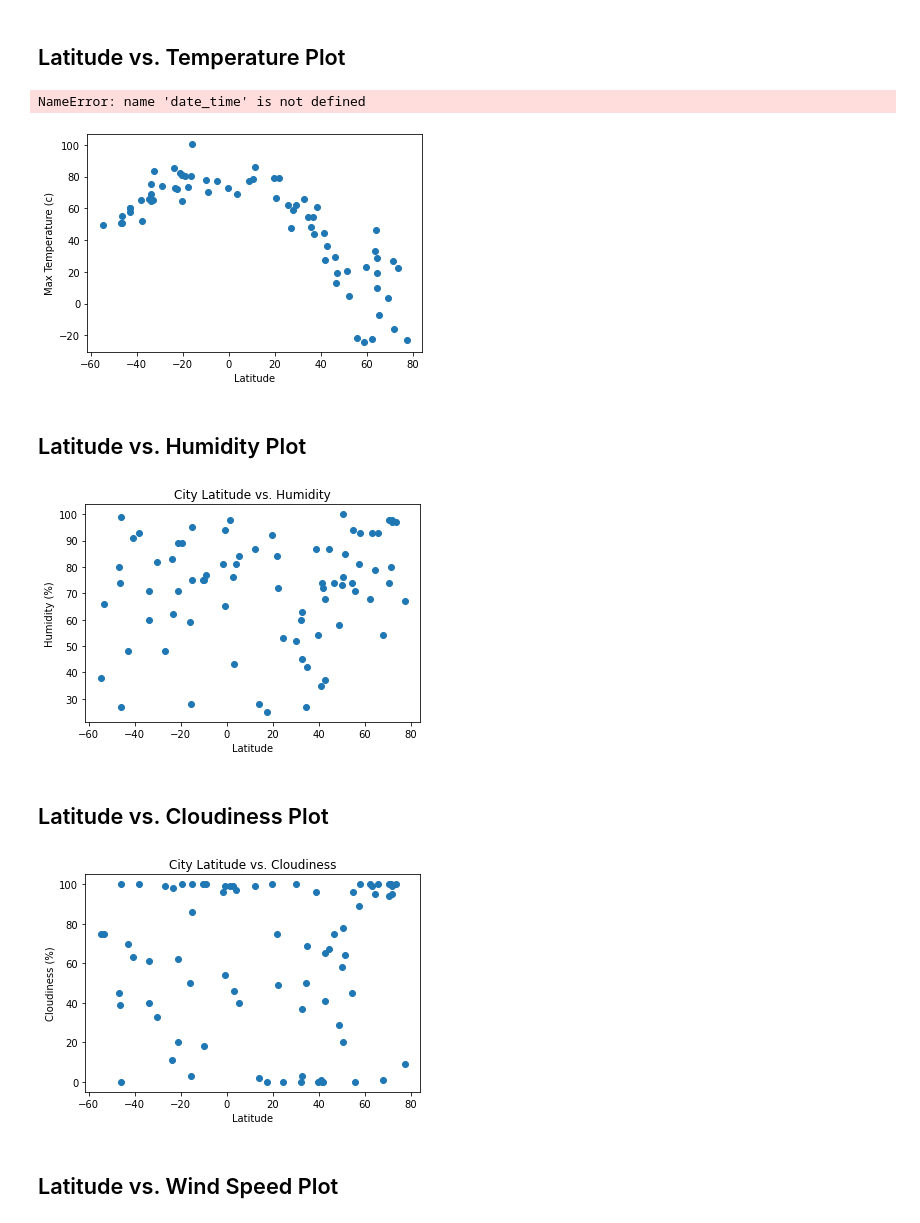
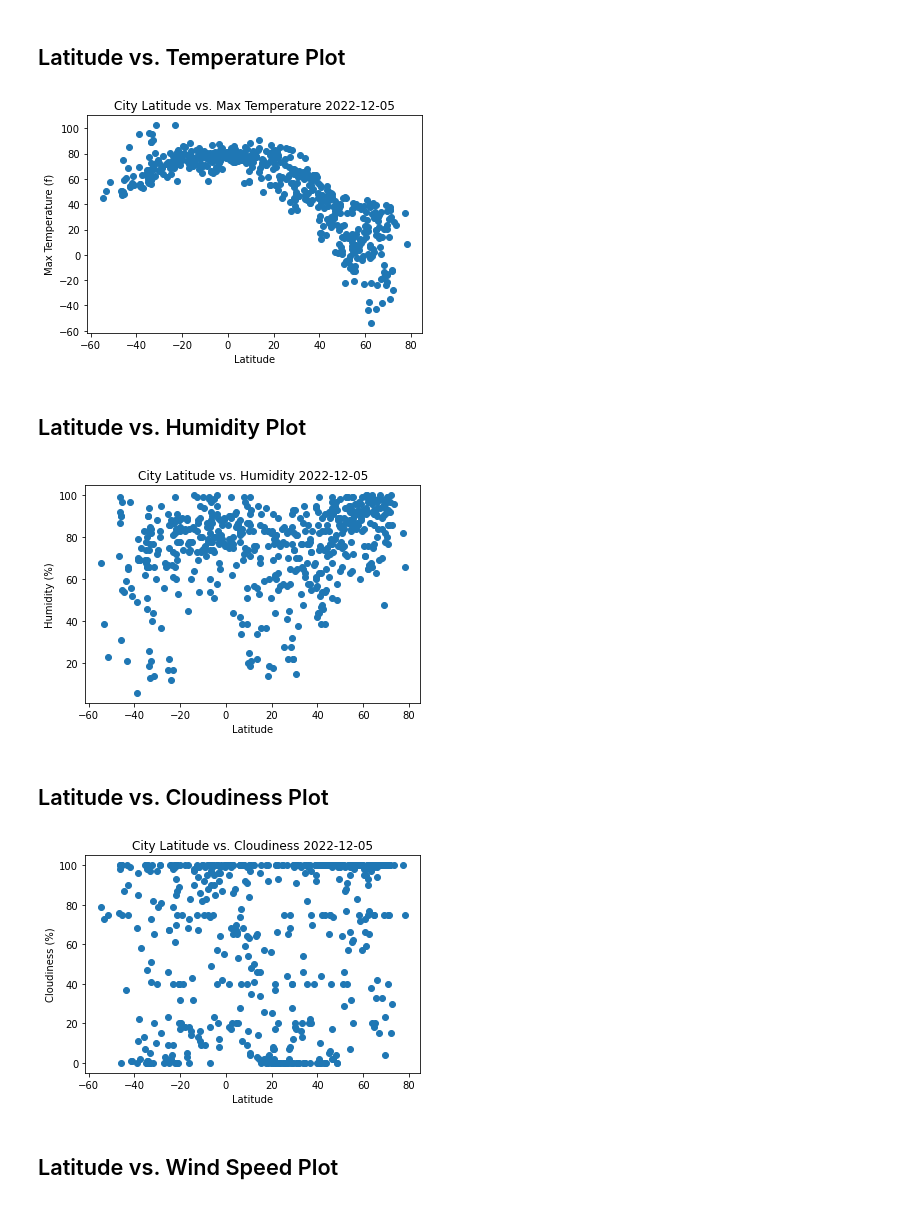
Before and after one commit to IlkayAtes11/Python_API_challenge, a Jupyter notebook: WeatherPy/WeatherPy.ipynb, the cells around one changed output. Saved outputs shown, nothing was run; the diff lists cells and outputs as text; code cells hidden in the pictures.

```diff
--- a/WeatherPy/WeatherPy.ipynb
+++ b/WeatherPy/WeatherPy.ipynb
@@ -37,8 +37,8 @@ lat_lngs = []
 cities = []
 
 # Create a set of random lat and lng combinations
-lats = np.random.uniform(lat_range[0], lat_range[1], size=100)
-lngs = np.random.uniform(lng_range[0], lng_range[1], size=100)
+lats = np.random.uniform(lat_range[0], lat_range[1], size=1500)
+lngs = np.random.uniform(lng_range[0], lng_range[1], size=1500)
 lat_lngs = zip(lats, lngs)
 
 # Identify nearest city for each lat, lng combination
@@ -112,8 +112,8 @@ for index, city in enumerate(cities):
         Country.append(np.nan)
         Cloudiness.append(np.nan)
 
-    if set == 4:
-        break
+    #if set == 10:
+    #   break
 print("------------------------------------------------")
 print("Data Retrieval Complete")
 print("------------------------------------------------")
@@ -184,37 +179,37 @@ cities_df['Humidity'].max()
 # %% [markdown]
 ## Latitude vs. Temperature Plot
 # %%
+date_time = datetime.date(datetime.now())
 plt.scatter(cities_df.iloc[:,1],cities_df.iloc[:,3])
 plt.xlabel('Latitude')
-plt.ylabel('Max Temperature (c)')
+plt.ylabel('Max Temperature (f)')
 plt.title(f'City Latitude vs. Max Temperature {date_time}')
-plt.savefig('figure_1')
+plt.savefig("../output_data/latitude_vs_temperature.png", bbox_inches="tight")
 plt.show()
 # %% [output]
-NameError: name 'date_time' is not defined
-[figure, old version]
+[figure, new version]
 # %% [markdown]
 ## Latitude vs. Humidity Plot
 # %%
 plt.scatter(cities_df.iloc[:,1],cities_df.iloc[:,4])
 plt.xlabel('Latitude')
 plt.ylabel('Humidity (%)')
-plt.title('City Latitude vs. Humidity')
-plt.savefig('figure_2')
+plt.title(f'City Latitude vs. Humidity {date_time}')
+plt.savefig("../output_data/latitude_vs_humidity.png", bbox_inches="tight")
 plt.show()
 # %% [output]
-[figure, old version]
+[figure, new version]
 # %% [markdown]
 ## Latitude vs. Cloudiness Plot
 # %%
 plt.scatter(cities_df.iloc[:,1],cities_df.iloc[:,5])
 plt.xlabel('Latitude')
 plt.ylabel('Cloudiness (%)')
-plt.title('City Latitude vs. Cloudiness')
-plt.savefig('figure_3')
+plt.title(f'City Latitude vs. Cloudiness {date_time}')
+plt.savefig("../output_data/latitude_vs_cloudiness.png", bbox_inches="tight")
 plt.show()
 # %% [output]
-[figure, old version]
+[figure, new version]
 # %% [markdown]
 ## Latitude vs. Wind Speed Plot
 # %%
```
Also changed, not shown: parts of 12 cells of this notebook, 31 other files.
